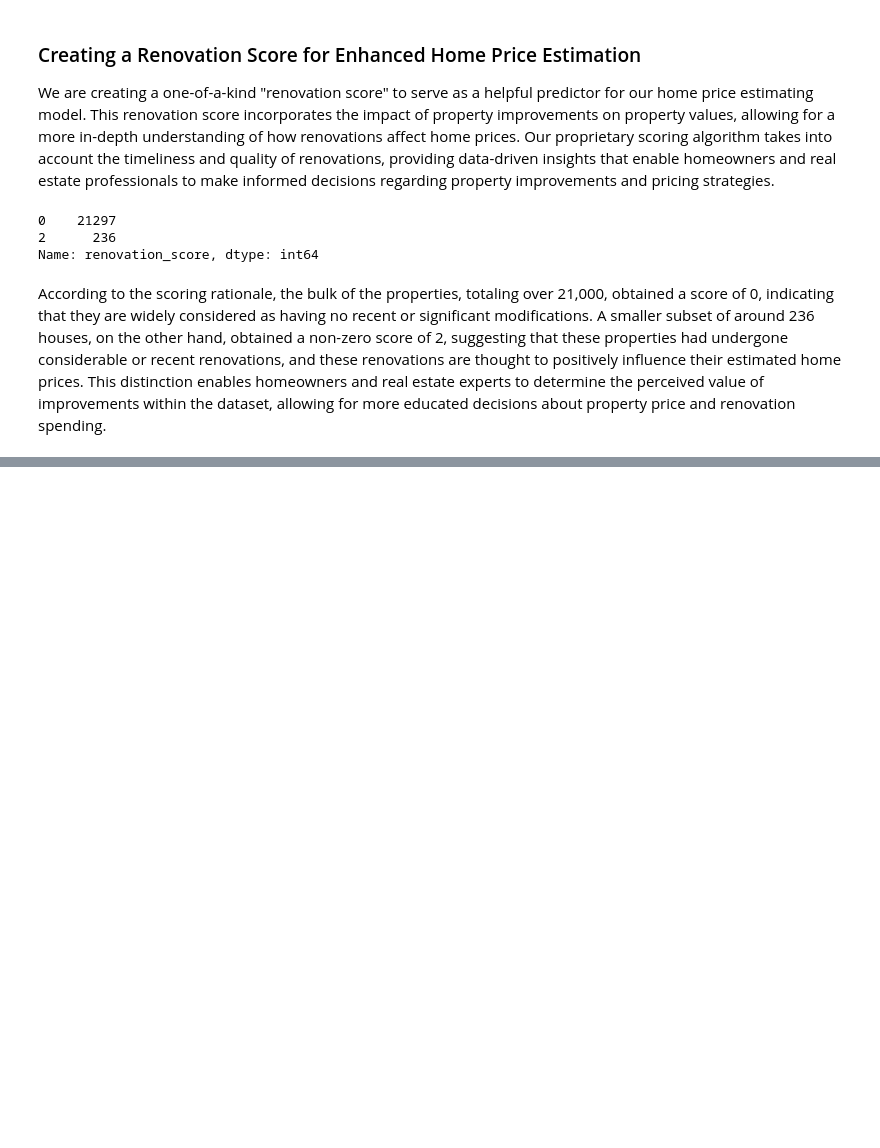
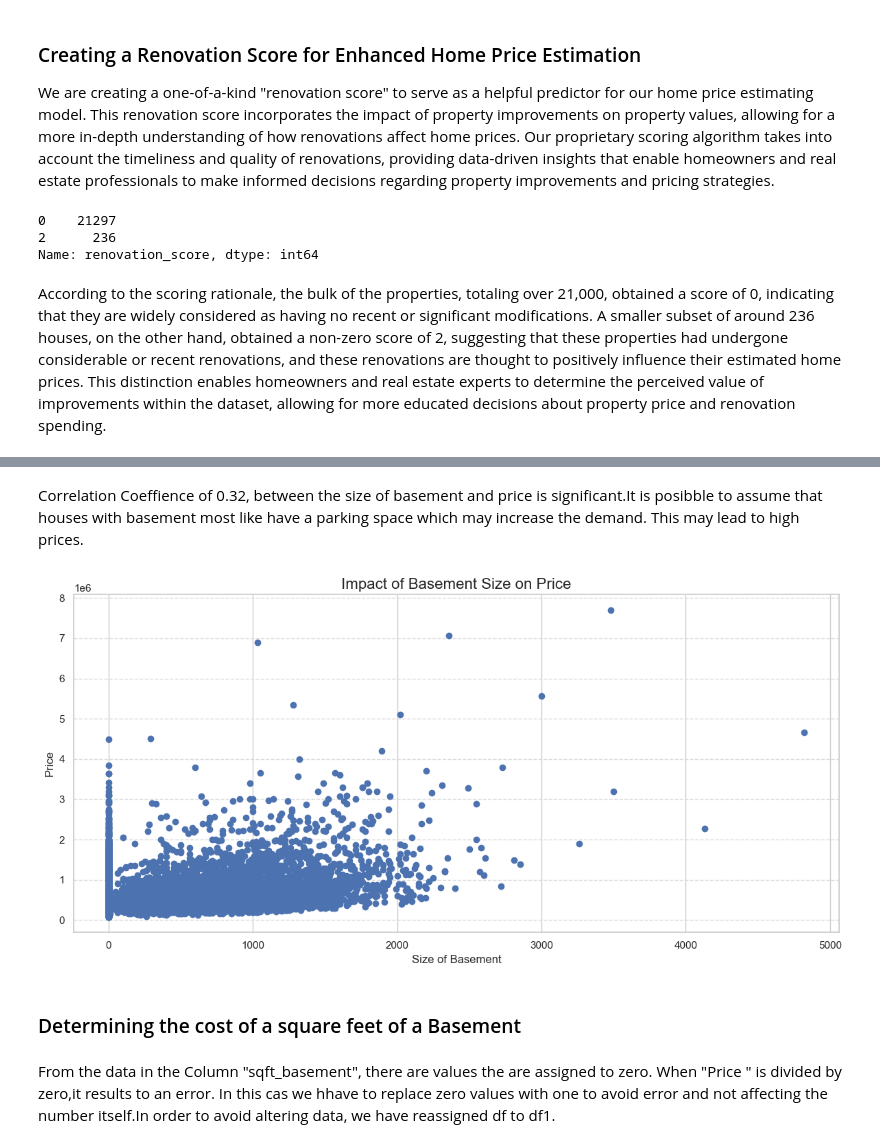
Before and after one commit to Amell88/House-price-prediction, a Jupyter notebook: index.ipynb, the cells around one changed output, grey strips where cells are left out. Drawn from its saved outputs; the diff is of its cells as text; code cells hidden in the pictures; blank space fills up the shorter version.

```diff
--- a/index.ipynb
+++ b/index.ipynb
@@ -530,0 +569,16 @@ According to the scoring rationale, the bulk of the properties, totaling over 21
+# %% [markdown]
+Correlation Coeffience of 0.32, between the size of basement and price is significant.It is posibble to assume that houses with basement most like have a parking space which may increase the demand. This may lead to high prices.
+# %%
+plt.figure(figsize=(12, 6))
+plt.scatter (df['sqft_basement'], df['price'])
+plt.xlabel('Size of Basement', fontsize=12)
+plt.ylabel('Price', fontsize=12)
+plt.title('Impact of Basement Size on Price', fontsize=16)
+plt.grid(axis='y', linestyle='--', alpha=0.7)
+plt.tight_layout()
+# %% [output]
+[figure, added]
+# %% [markdown]
+### Determining the cost of a square feet of a Basement
+# %% [markdown]
+From the data in the Column  "sqft_basement", there are values the are assigned to zero. When "Price " is divided by zero,it results to an error. In this cas we hhave to replace zero values with one to avoid error and not affecting the number itself.In order to avoid altering data, we have reassigned df to df1.
```
Also changed, not shown: parts of 18 cells of this notebook.
